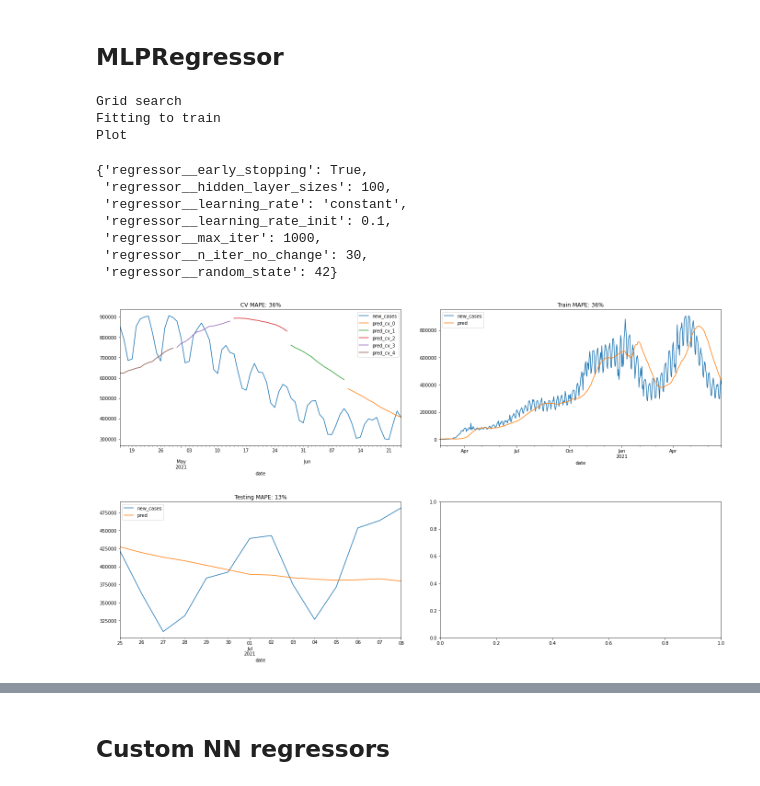
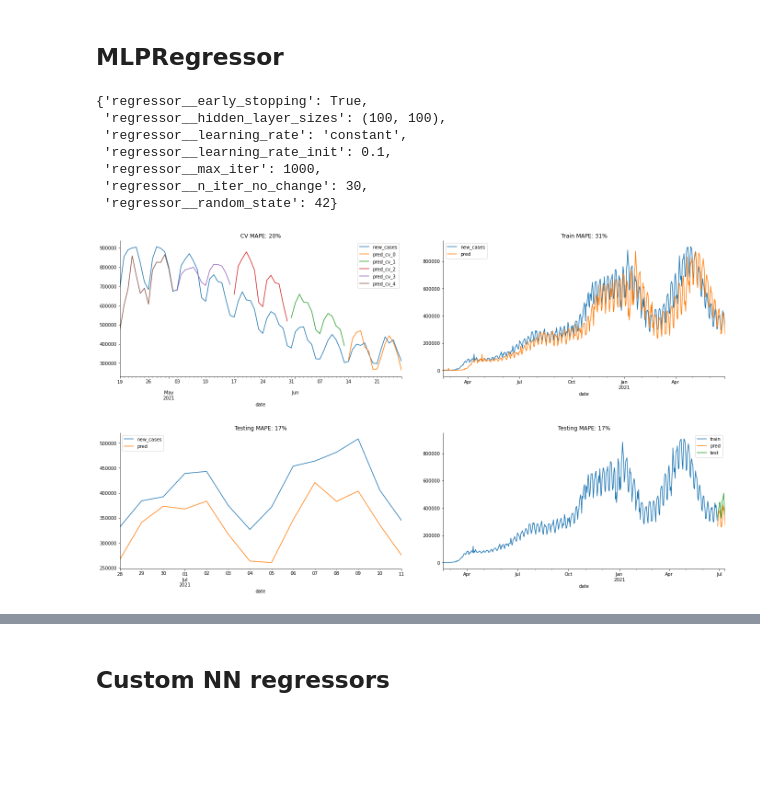
Before and after one commit to lady-pandas/AI-Time-Series-Forecasting-with-Python-, a Jupyter notebook: neural_networks.ipynb, the cells around one changed output, grey strips where cells are left out. Saved outputs shown, nothing was run; the diff lists cells and outputs as text; code cells hidden in the pictures; blank space fills up the shorter version.

```diff
--- a/neural_networks.ipynb
+++ b/neural_networks.ipynb
@@ -23,6 +23,6 @@ dataset[[target]].plot()
 # %%
 # prepare features
-features = ['year', 'month', f'{h}_lag_rolling', 'dayofweek', 'intercept', 'trend', 'log']
+features = ['year', 'month', f'{h}_lag', f'{h}_lag_rolling', 'dayofweek', 'intercept', 'trend', 'log']
 categorical_features = ['year', 'month', 'dayofweek']
 numerical_features = ['intercept', 'trend', 'log', f'{h}_lag_rolling']
 lag_features= []
@@ -63,30 +63,26 @@ from sklearn_ts.validator import check_model
 # %%
 #https://scikit-learn.org/stable/modules/generated/sklearn.neural_network.MLPRegressor.html#sklearn.neural_network.MLPRegressor
 from sklearn.neural_network import MLPRegressor
 from sklearn.preprocessing import MinMaxScaler
 
-params = {'learning_rate': ['constant', 'invscaling', 'adaptive'], 'learning_rate_init': [0.001, 0.01, 0.1],
-          'early_stopping': [True], 'n_iter_no_change': [30], 'max_iter': [1000], 'hidden_layer_sizes': [(100), (100, 100)],
+params = {'learning_rate': ['constant', 'invscaling', 'adaptive'], 'learning_rate_init': [0.1, 1],
+          'early_stopping': [True], 'n_iter_no_change': [30], 'max_iter': [1000], 'hidden_layer_sizes': [(100, 100), (100, 100, 100)],
           'random_state': [42]}
 
 regressor = MLPRegressor(hidden_layer_sizes=100, activation='relu', solver='adam',
                          alpha=0.0001, batch_size='auto', learning_rate='constant', learning_rate_init=0.001,
-                         power_t=0.5, max_iter=200, shuffle=True, random_state=42, tol=0.0001,
-                         verbose=False, warm_start=False, momentum=0.9, nesterovs_momentum=True, early_stopping=False,
-                         validation_fraction=0.1, beta_1=0.9, beta_2=0.999, epsilon=1e-08, n_iter_no_change=10, max_fun=15000)
+                         max_iter=200, shuffle=True, random_state=42, early_stopping=False,
+                         validation_fraction=0.1, n_iter_no_change=10)
 
 results = check_model(regressor, params, dataset, features=features, categorical_features=categorical_features, user_transformers=[('mm', MinMaxScaler())])
 results['best_params']
 # %% [output]
-Grid search
-Fitting to train
-Plot
+{'regressor__early_stopping': True,
+ 'regressor__hidden_layer_sizes': (100, 100),
+ 'regressor__learning_rate': 'constant',
+ 'regressor__learning_rate_init': 0.1,
+ 'regressor__max_iter': 1000,
+ 'regressor__n_iter_no_change': 30,
+ 'regressor__random_state': 42}
-{'regressor__early_stopping': True,
- 'regressor__hidden_layer_sizes': 100,
- 'regressor__learning_rate': 'constant',
- 'regressor__learning_rate_init': 0.1,
- 'regressor__max_iter': 1000,
- 'regressor__n_iter_no_change': 30,
- 'regressor__random_state': 42}
-[figure, old version]
+[figure, new version]
 # %%
```
Also changed, not shown: parts of 9 cells of this notebook, 5 other files.
